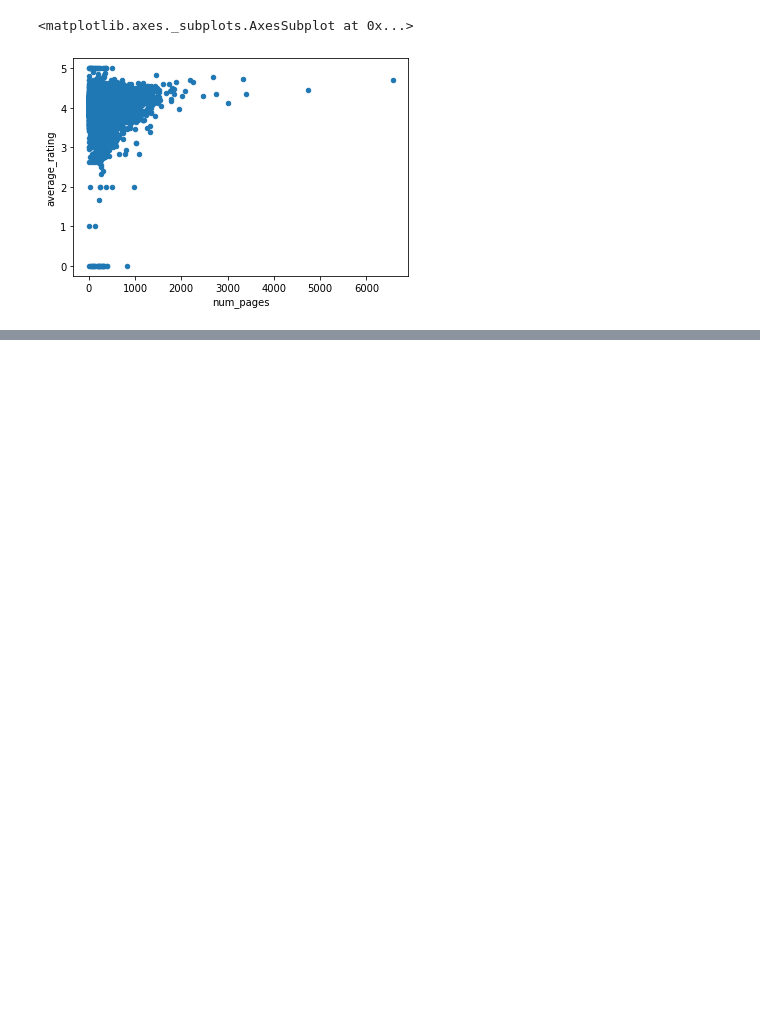
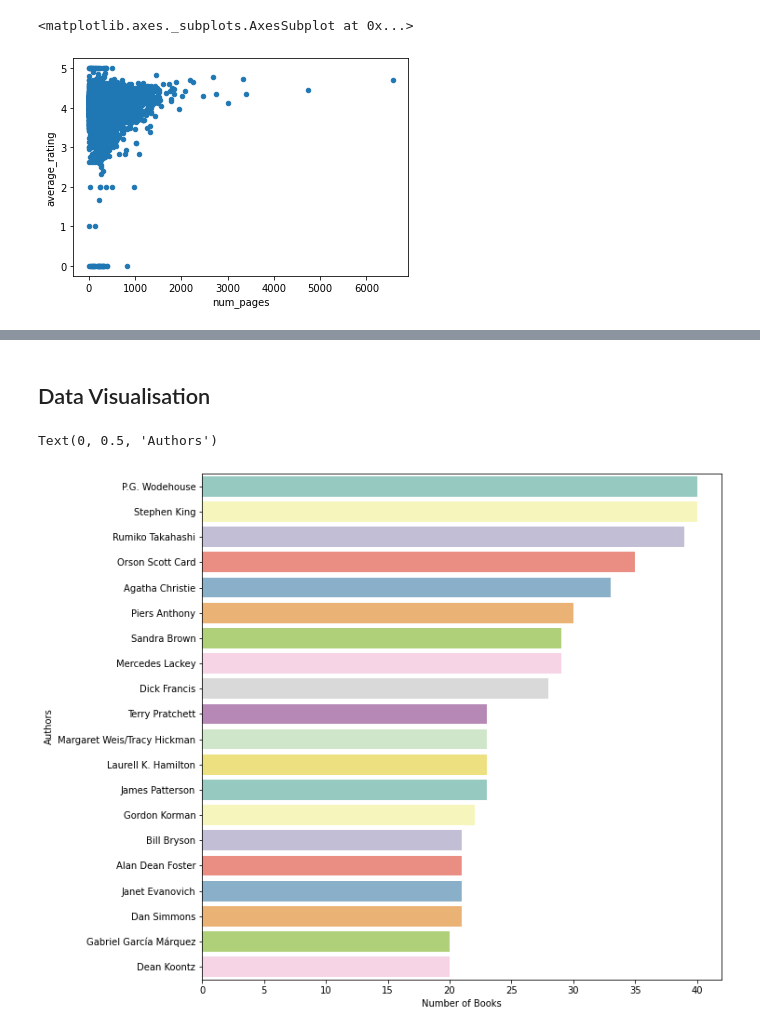
Before and after one commit to sgrimbly/BookRatingPrediction, a Jupyter notebook: Books.ipynb, the cells around one changed output, grey strips where cells are left out. Drawn from its saved outputs; the diff is of its cells as text; code cells hidden in the pictures; blank space fills up the shorter version.

```diff
--- a/Books.ipynb
+++ b/Books.ipynb
@@ -126,0 +137,10 @@ array([[<matplotlib.axes._subplots.AxesSubplot object at 0x...>,
+# %% [markdown]
+## Data Visualisation
+# %%
+plt.figure(figsize=(10,10))
+plot = sns.countplot(y = "authors", data = books, order = books['authors'].value_counts().iloc[:20].index, palette = "Set3")
+plt.xlabel('Number of Books')
+plt.ylabel('Authors')
+# %% [output]
+Text(0, 0.5, 'Authors')
+[figure, added]
```
Also changed, not shown: parts of 25 cells of this notebook, 1 other file.
